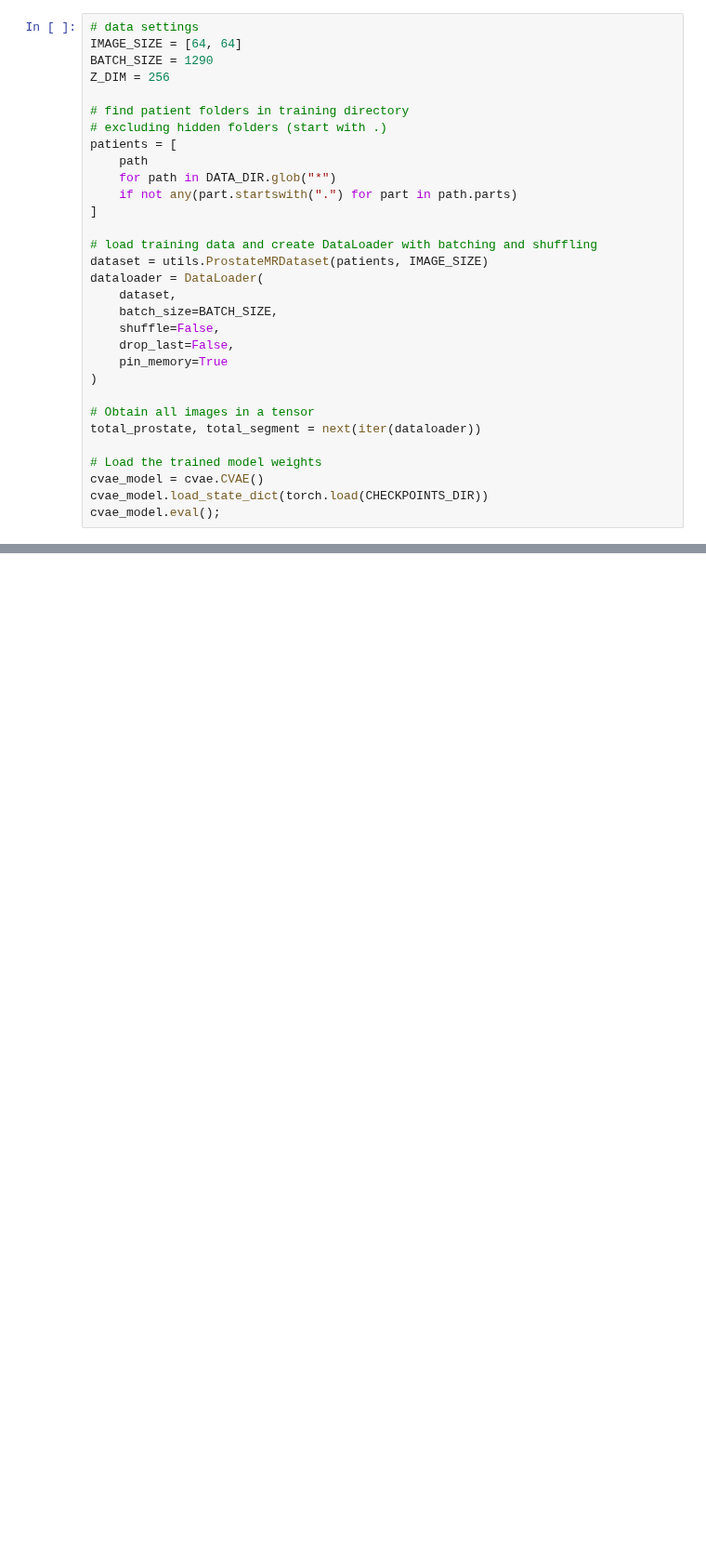
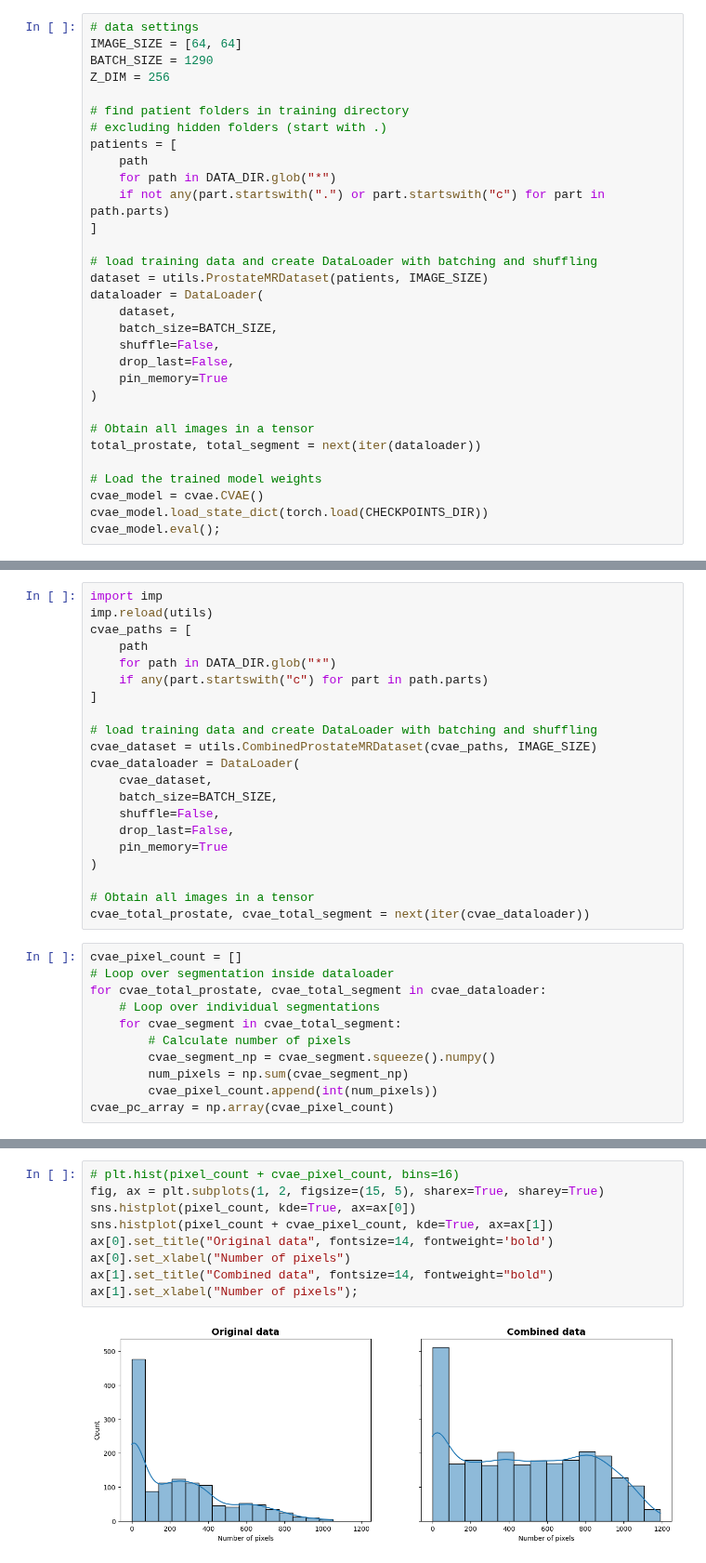
Before and after one commit to MartvStraten/8DM20-Capita-Selecta, a Jupyter notebook: MachineLearning/code/apply_cvae.ipynb, the cells around one changed output, grey strips where cells are left out. Shown at 93% size. Saved outputs shown, nothing was run; the diff lists cells and outputs as text; blank space fills up the shorter version.

Commit message:
unet-cvae-data results & code

```diff
--- a/MachineLearning/code/apply_cvae.ipynb
+++ b/MachineLearning/code/apply_cvae.ipynb
@@ -30,7 +29,7 @@ Z_DIM = 256
 patients = [
     path
     for path in DATA_DIR.glob("*")
-    if not any(part.startswith(".") for part in path.parts)
+    if not any(part.startswith(".") or part.startswith("c") for part in path.parts)
 ]
 
 # load training data and create DataLoader with batching and shuffling
@@ -71,0 +85,32 @@ with torch.no_grad():
+# %%
+import imp
+imp.reload(utils)
+cvae_paths = [
+    path
+    for path in DATA_DIR.glob("*")
+    if any(part.startswith("c") for part in path.parts)
+]
+
+# load training data and create DataLoader with batching and shuffling
+cvae_dataset = utils.CombinedProstateMRDataset(cvae_paths, IMAGE_SIZE)
+cvae_dataloader = DataLoader(
+    cvae_dataset,
+    batch_size=BATCH_SIZE,
+    shuffle=False,
+    drop_last=False,
+    pin_memory=True
+)
+
+# Obtain all images in a tensor
+cvae_total_prostate, cvae_total_segment = next(iter(cvae_dataloader))
+# %%
+cvae_pixel_count = []
+# Loop over segmentation inside dataloader
+for cvae_total_prostate, cvae_total_segment in cvae_dataloader:
+    # Loop over individual segmentations
+    for cvae_segment in cvae_total_segment:
+        # Calculate number of pixels
+        cvae_segment_np = cvae_segment.squeeze().numpy()
+        num_pixels = np.sum(cvae_segment_np)
+        cvae_pixel_count.append(int(num_pixels))
+cvae_pc_array = np.array(cvae_pixel_count)
@@ -71,0 +126,11 @@ with torch.no_grad():
+# %%
+# plt.hist(pixel_count + cvae_pixel_count, bins=16)
+fig, ax = plt.subplots(1, 2, figsize=(15, 5), sharex=True, sharey=True)
+sns.histplot(pixel_count, kde=True, ax=ax[0])
+sns.histplot(pixel_count + cvae_pixel_count, kde=True, ax=ax[1])
+ax[0].set_title("Original data", fontsize=14, fontweight='bold')
+ax[0].set_xlabel("Number of pixels")
+ax[1].set_title("Combined data", fontsize=14, fontweight="bold")
+ax[1].set_xlabel("Number of pixels");
+# %% [output]
+[figure, added]
```
Also changed, not shown: parts of 8 cells of this notebook, 4 other files.
